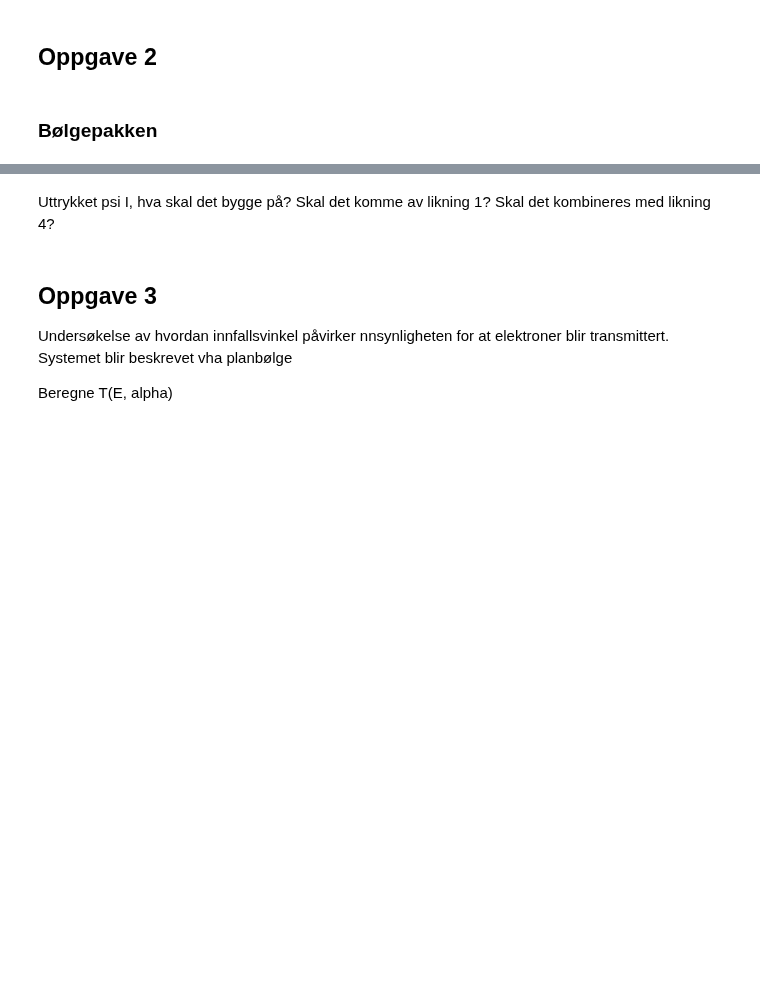
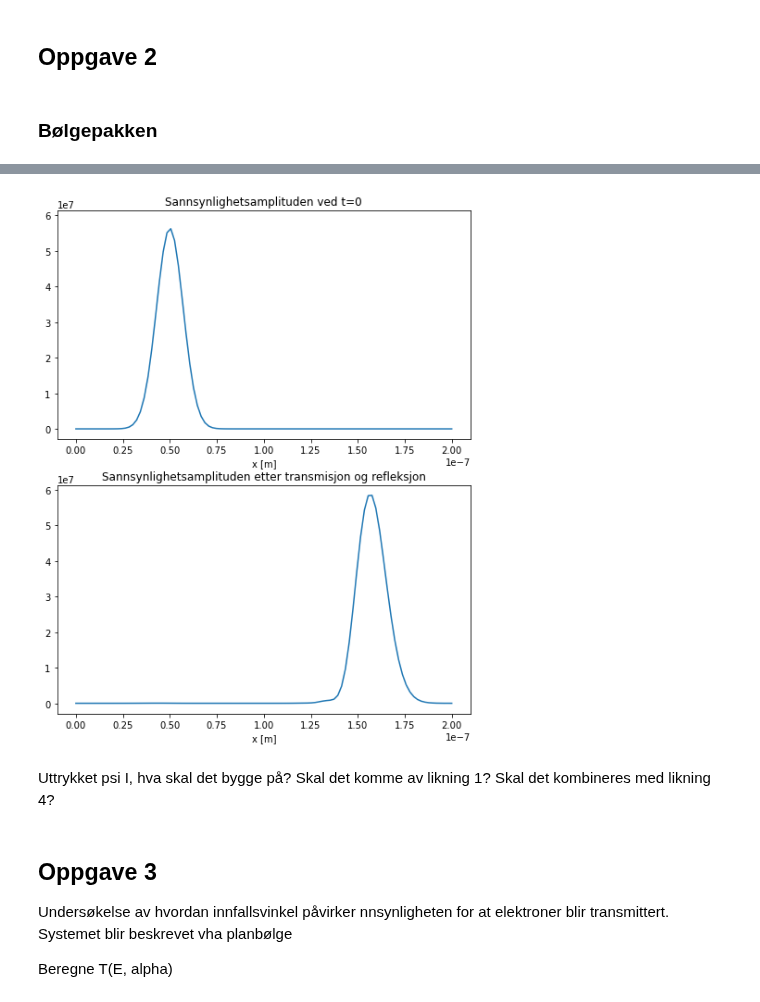
Before and after one commit to astridmo/Fys245-Quantum-physics, a Jupyter notebook: oblig/ObligFys245.ipynb, the cells around one changed output, grey strips where cells are left out. Saved outputs shown, nothing was run; the diff lists cells and outputs as text; code cells hidden in the pictures; blank space fills up the shorter version.

```diff
--- a/oblig/ObligFys245.ipynb
+++ b/oblig/ObligFys245.ipynb
@@ -405,3 +385,23 @@ plt.show()
+# %%
+# ===================================
+# Plotter sannsynlighetsamplituden
+# ===================================
+
+f32 = phi_i_andre(f3)
+
+f, (ax1, ax2) = plt.subplots(2, 1, sharey=True, figsize=(8,10))
+ax1.plot(x, f32[0])
+ax2.plot(x, f32[-10000])
+
+ax1.title.set_text('Sannsynlighetsamplituden ved t=0')
+ax2.title.set_text('Sannsynlighetsamplituden etter transmisjon og refleksjon')
+
+ax1.set_xlabel('x [m]')
+ax2.set_xlabel('x [m]')
+
+plt.show()
+# %% [output]
+[figure, added]
 # %% [markdown]
 Uttrykket psi I, hva skal det bygge på? Skal det komme av likning 1? Skal det kombineres med likning 4?
 # %% [markdown]
```
Also changed, not shown: parts of 5 cells of this notebook.
